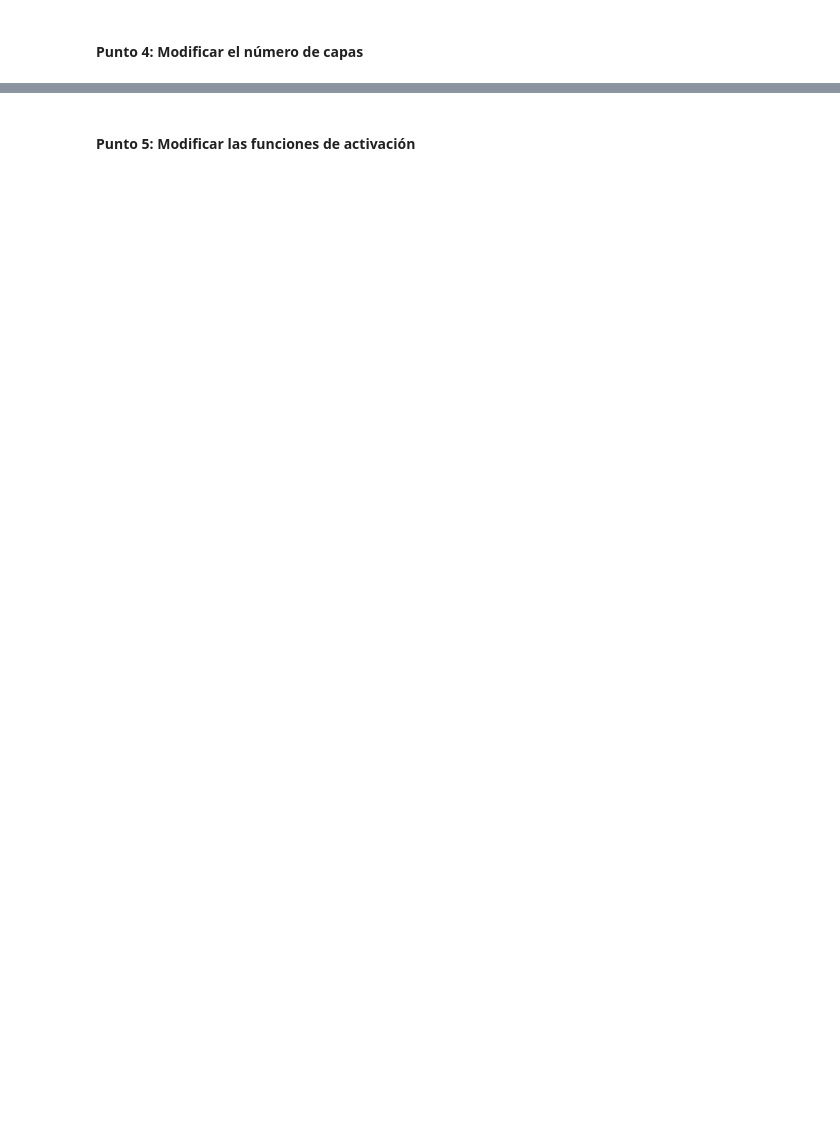
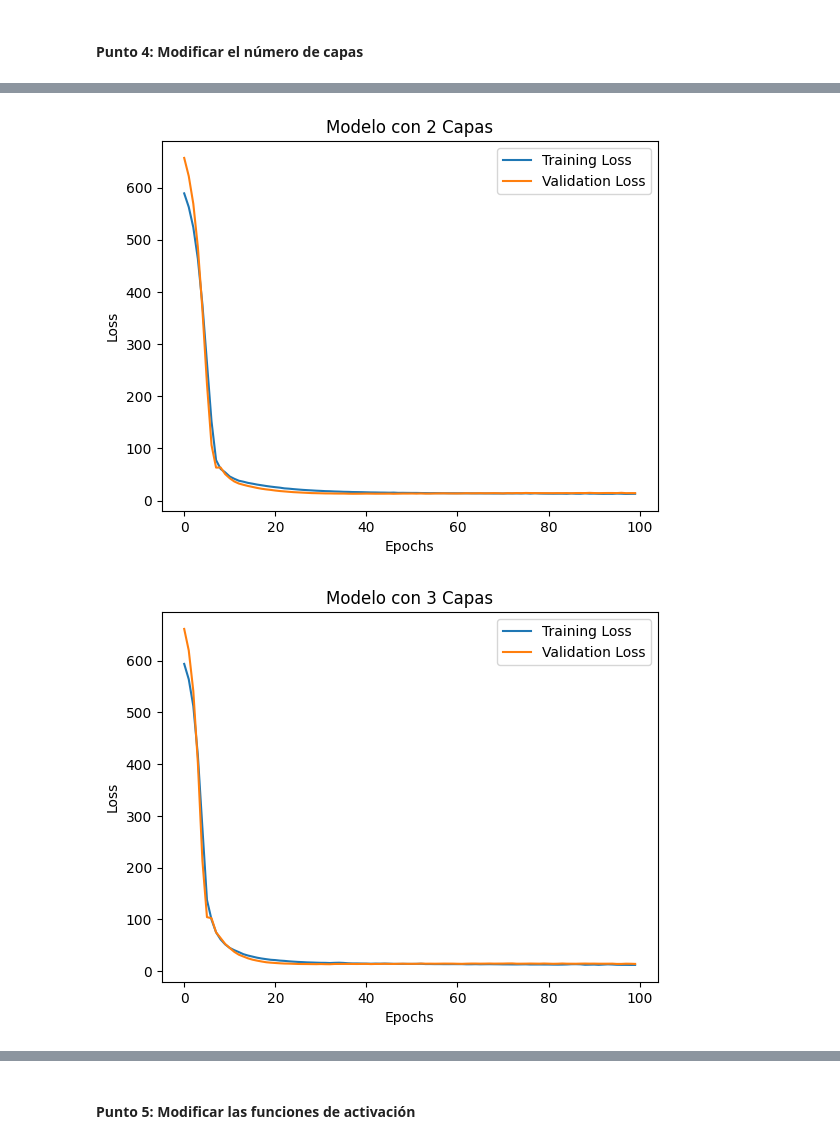
Before and after one commit to despinosaa/Taller6_analitica, a Jupyter notebook: codigo.ipynb, the cells around one changed output, grey strips where cells are left out. Cells and saved outputs as stored; diff of their text form; code cells hidden in the pictures; blank space fills up the shorter version.

```diff
--- a/codigo.ipynb
+++ b/codigo.ipynb
@@ -244,0 +242,8 @@ Epoch 100/100
+# %%
+# Graficar historial de pérdida cada modelo
+plot_historial_perdida(history_2_layers, 'Modelo con 2 Capas')
+plot_historial_perdida(history_3_layers, 'Modelo con 3 Capas')
+plot_historial_perdida(history_4_layers, 'Modelo con 4 Capas')
+# %% [output]
+[figure, added]
+[figure, added]
```
Also changed, not shown: parts of 18 cells of this notebook.
